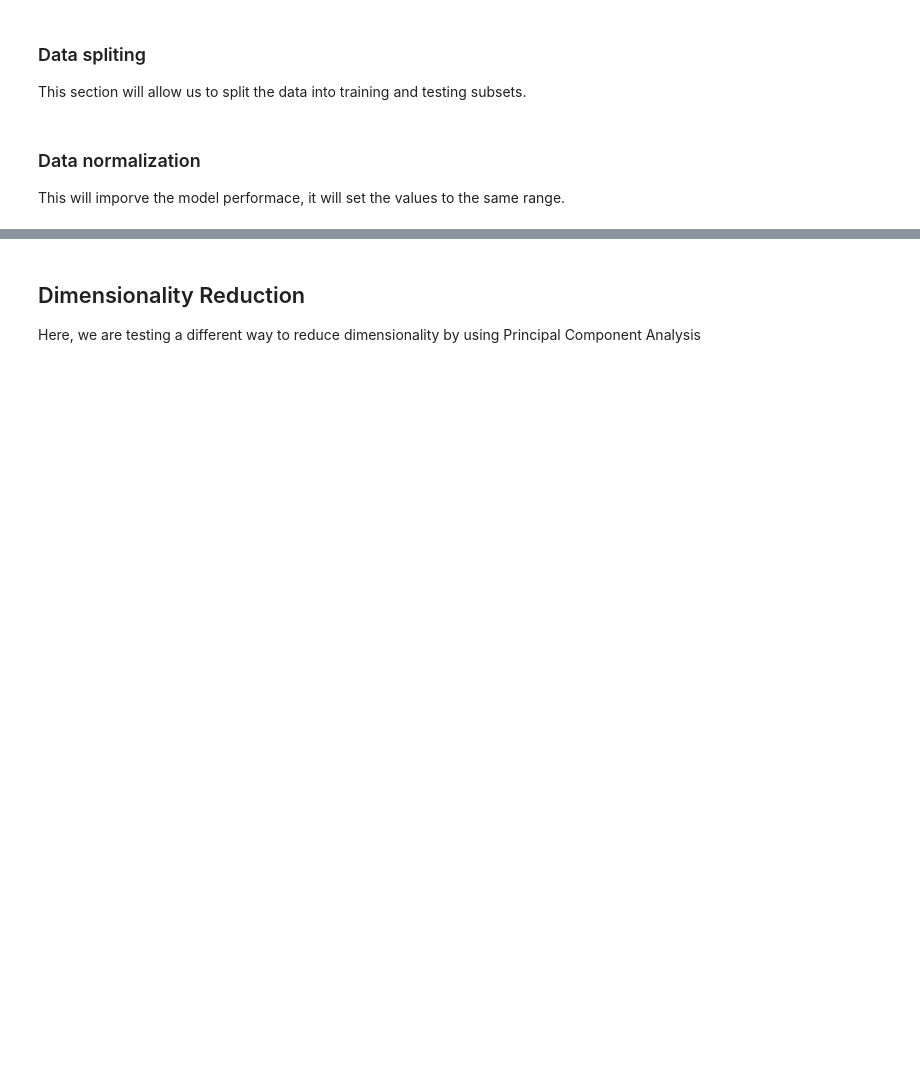
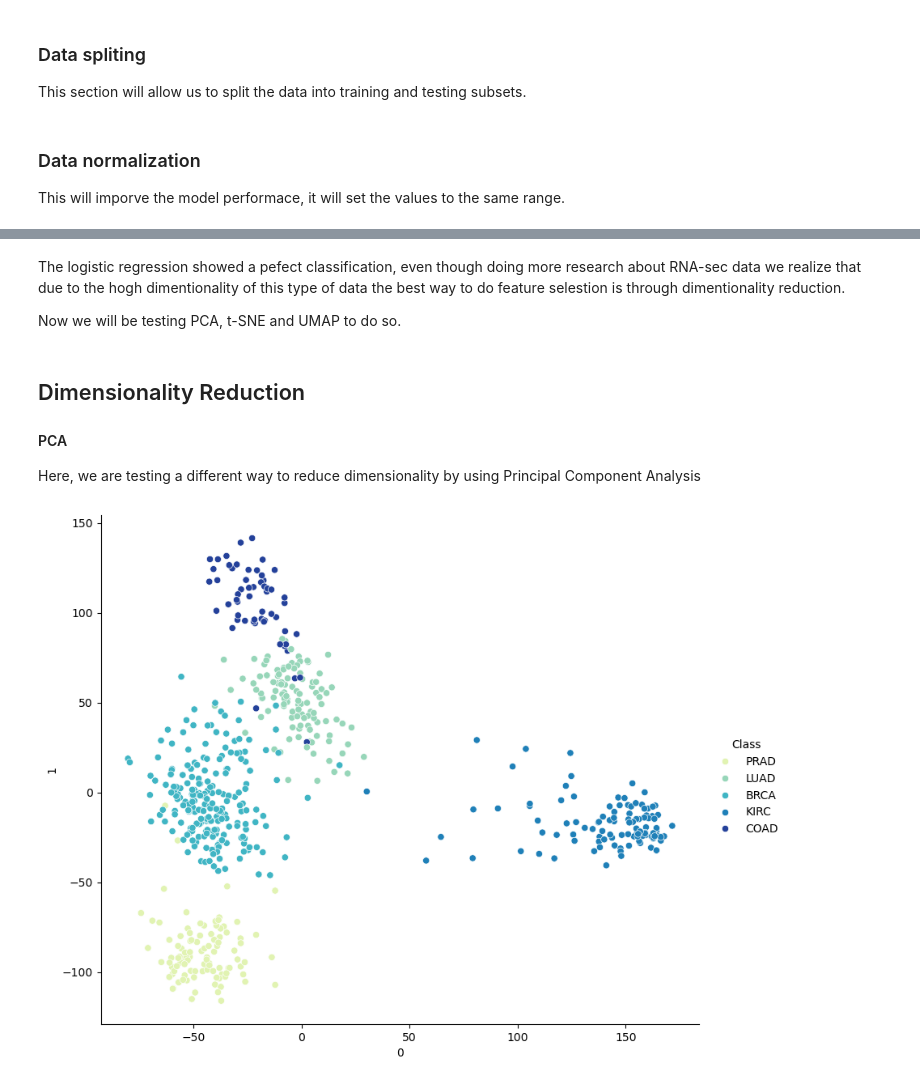
Before and after one commit to monicarojasp/team_project, a Jupyter notebook: reports/team_project1.ipynb, the cells around one changed output, grey strips where cells are left out. Saved outputs shown, nothing was run; the diff lists cells and outputs as text; code cells hidden in the pictures; blank space fills up the shorter version.

```diff
--- a/reports/team_project1.ipynb
+++ b/reports/team_project1.ipynb
@@ -222,18 +322,26 @@ print(cm)
+# %% [markdown]
+The logistic regression showed a pefect classification, even though doing more research about RNA-sec data we realize that due to the hogh dimentionality of this type of data the best way to do feature selestion is through dimentionality reduction.
+
+Now we will be testing PCA, t-SNE and UMAP to do so.
 # %% [markdown]
 ## Dimensionality Reduction
+
+#### PCA
 Here, we are testing a different way to reduce dimensionality by using Principal Component Analysis
 # %%
-data = pd.read_csv("../data/raw/data.csv")
-labels = pd.read_csv("../data/raw/labels.csv")
-data.head()
+#reading the data to fit the PCA needs
+data = pd.read_csv(data_path)
+labels = pd.read_csv(labels_path)
 
 X = data.drop(data.columns[0],axis=1)
 Y = labels.Class
 
 pca = PCA(n_components=5)
 principalComponents = pca.fit_transform(X)
 X_pca = pd.DataFrame(data = principalComponents)
 X_pca = pd.concat([X_pca.reset_index().drop(['index'],axis=1),Y.reset_index().drop(['index'],axis=1)], axis=1)
 
 sns.pairplot(x_vars=0, y_vars=1, data=X_pca, hue="Class",palette="YlGnBu",size=7,aspect=1.2)
 plt.show()
+# %% [output]
+[figure, added]
```
Also changed, not shown: parts of 41 cells of this notebook.
